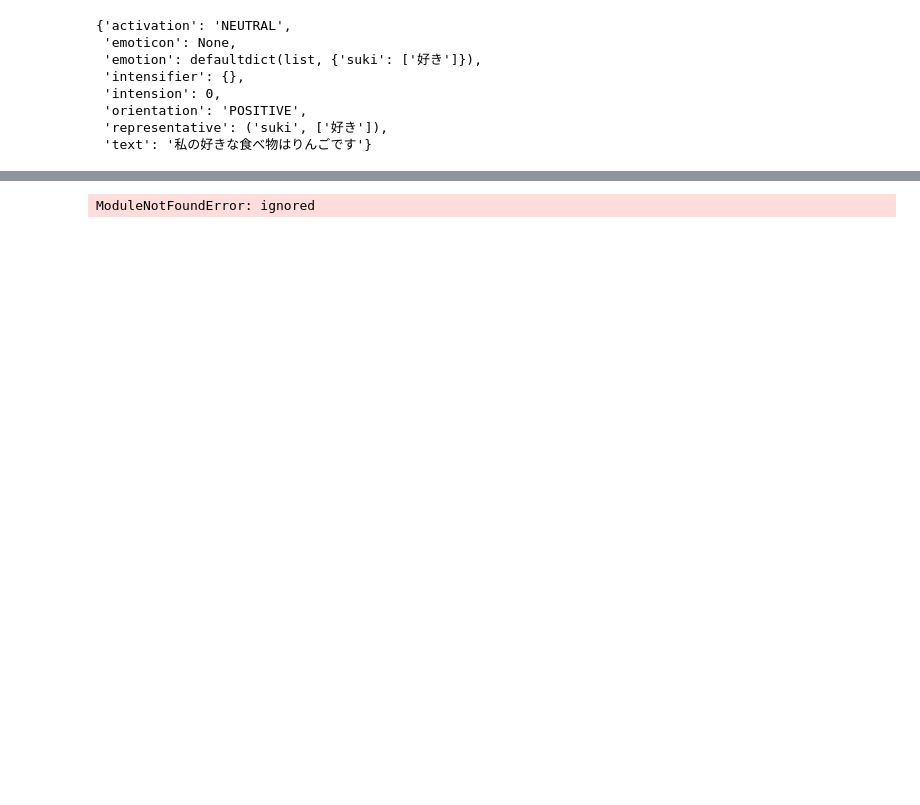
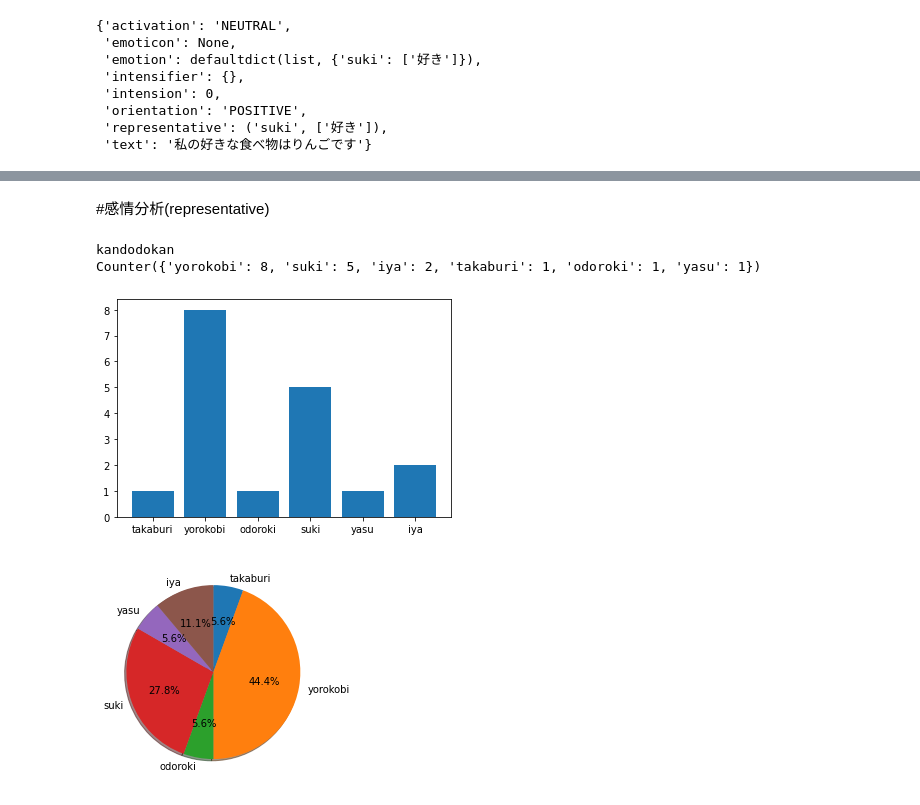
Before and after one commit to motokikando/sentiment_analysis, a Jupyter notebook: web_api_tweepy.ipynb, the cells around one changed output, grey strips where cells are left out. Drawn from its saved outputs; the diff is of its cells as text; code cells hidden in the pictures; blank space fills up the shorter version.

```diff
--- a/web_api_tweepy.ipynb
+++ b/web_api_tweepy.ipynb
@@ -289,3 +118,5 @@ TypeError: ignored
+# %% [markdown]
+#感情分析(representative)
 # %%
 from mlask import MLAsk
 from collections import Counter
@@ -294,55 +125,52 @@ import collections
 import matplotlib.pyplot as plt
 import tweepy
 
-
-
 def analyze_emotion(tweet):
 
   #Twitter API
-  Consumer_key =
-  Consumer_secret =
-  Access_token =
-  Access_secret =
-
+  Consumer_key = ''
+  Consumer_secret = ''
+  Access_token = ''
+  Access_secret = ''
   #API認証
   auth = tweepy.OAuthHandler(Consumer_key, Consumer_secret)
   auth.set_access_token(Access_token, Access_secret)
   api = tweepy.API(auth, wait_on_rate_limit = True)
 
   tweet_emotion = []
   id = user_id
 
-  tweets_data = [tweet.text for tweet in tweepy.Cursor(api.user_timeline, id=id).items(100) if (list(tweet.text)[:2]!=['R', 'T']) & (list(tweet.text)[0]!='@')]
-
-
+  tweets_data = [tweet.text for tweet in tweepy.Cursor(api.user_timeline, id=id).items(1000) if (list(tweet.text)[:2]!=['R', 'T']) & (list(tweet.text)[0]!='@')]
 
   #各ツイートをMLAskで分析
   for i in range(len(tweets_data)):
     emotion_analyzer = MLAsk()
     result = emotion_analyzer.analyze(tweets_data[i])
-    pprint.pprint(result)
-    a = result.get("orientation")
-    tweet_emotion.append(a)
-  print(tweet_emotion)
-  tweet_emotion.count(None)
+    # print(result)
+    a = result.get("representative")
+    if a == None:
+      pass
+    else:
+      tweet_emotion.append(a)
+  m = [i[0] for i in tweet_emotion]
+  c = collections.Counter(m)
+  print(c)
 
-  #各感情ごとの要素数のカウント
-  negative_count = tweet_emotion.count('NEGATIVE')
-  mostly_negative_count = tweet_emotion.count('mostly_NEGATIVE')
-  positive_count = tweet_emotion.count('POSITIVE')
-  mostly_positive_count = tweet_emotion.count('mostly_POSITIVE')
-  neutral_count = tweet_emotion.count('NEUTRAL')
+  #棒グラフ表示
+  plt.bar(list(c.keys()), list(c.values()))
 
   #円グラフ表示
-  labels = 'positive', 'mostly_positive', 'negative', 'mostly_negative', 'neutral'
-  sizes = [positive_count, mostly_positive_count, negative_count, mostly_negative_count, neutral_count]
+  labels = list(c.keys())
+  sizes = list(c.values())
   fig1, ax1 = plt.subplots()
   ax1.pie(sizes, labels=labels, shadow=True, autopct='%1.1f%%', counterclock=False, startangle=90)
-  # fig1.set_title("The rate of sentiment tweet")
   plt.show()
 
 user_id = input()
 
 analyze_emotion(user_id)
 # %% [output]
-ModuleNotFoundError: ignored
+kandodokan
+Counter({'yorokobi': 8, 'suki': 5, 'iya': 2, 'takaburi': 1, 'odoroki': 1, 'yasu': 1})
+[figure, added]
+[figure, added]
```
Also changed, not shown: parts of 14 cells of this notebook.
